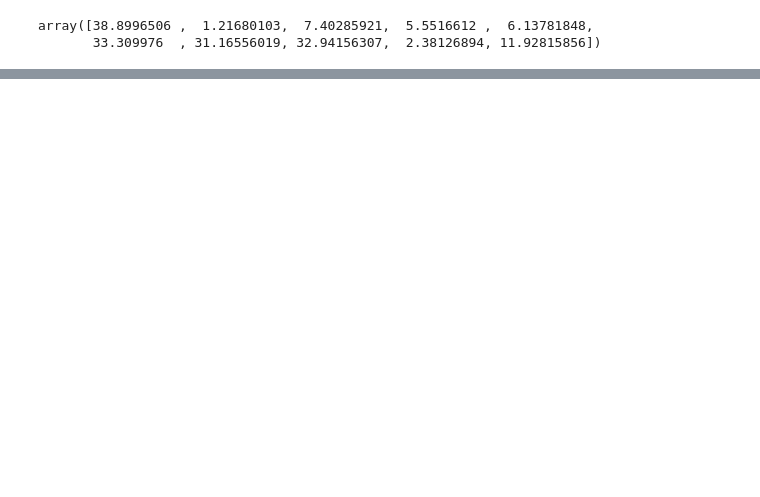
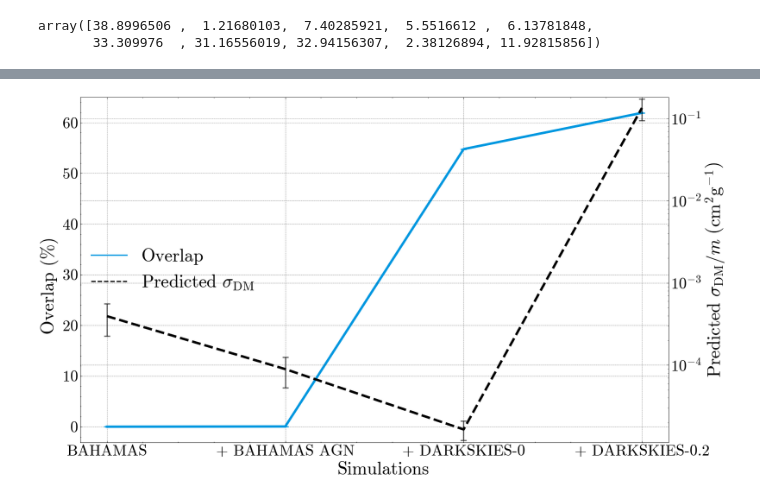
Before and after one commit to EthanTreg/Bayesian-DARKSKIES, a Jupyter notebook: jupyter_notebooks/effective_cdm.ipynb, the cells around one changed output, grey strips where cells are left out. Cells and saved outputs as stored; diff of their text form; code cells hidden in the pictures; blank space fills up the shorter version.

```diff
--- a/jupyter_notebooks/effective_cdm.ipynb
+++ b/jupyter_notebooks/effective_cdm.ipynb
@@ -263,0 +349,3 @@ for prediction in predictions:
+# %%
+emds = np.mean(np.subtract(cdfs[..., 0, :], cdfs[..., 1, :]), axis=-1)
+emds.shape
@@ -263,0 +375,3 @@ for prediction in predictions:
+# %%
+idxs = (0, 2, -6, slice(-5, None))
+np.round(emd_means[*idxs], 3), np.round(emd_stes[*idxs], 3), np.round(overlap_means[*idxs] * 100, 1), np.round(overlap_stes[*idxs] * 100, 1)
@@ -263,0 +383,11 @@ for prediction in predictions:
+# %%
+def mean_ste_index(means, stes, idxs, fixed_idxs, dim, min):
+    new_means = []
+    new_stes = []
+
+    for idx, mean, ste in zip(idxs, means[*fixed_idxs].swapaxes(0, dim), stes[*fixed_idxs].swapaxes(0, dim)):
+        min_idx = np.argmin(mean[idx]) if min else np.argmax(mean[idx])
+        new_means.append(mean[idx][min_idx])
+        new_stes.append(ste[idx][min_idx])
+
+    return new_means, new_stes
@@ -263,0 +428,35 @@ for prediction in predictions:
+# %%
+plot = plots.PlotPlots(
+    ['BAHAMAS', '+ BAHAMAS AGN', '+ DARKSKIES-0', '   + DARKSKIES-0.2   '],
+    # ['BAHAMAS', '+ BAHAMAS AGN', '+ FLAMINGO', '+ FLAMINGO AGN'],
+    # [*y_data * 100, np.mean(confusion[0, 3:, ..., 0, 0], axis=-1), percentiles[0, 3:]][2:3],
+    [*y_data[:, 0] * 100, np.mean(confusion[0, :, ..., 0, 0], axis=-1), percentiles[0, :]][2:3],
+    x_label='Simulations',
+    y_label='Overlap (%)',
+    labels=['EMD', 'KS-Test', 'Overlap', 'Classification Accuracy', 'Percentile'][2:3],
+    styles=['-'] * 4 + ['--'] * 1,
+    # y_error=[*y_error, np.std(confusion[0, 3:, ..., 0, 0], ddof=1, axis=-1), None][2:3],
+    y_error=[*y_data[:, 1], np.std(confusion[0, :, ..., 0, 0], ddof=1, axis=-1), None][2:3],
+    colours=(bahamas_colours + bahamas_agn_colours)[2:3],
+    line_width=4,
+    axis=True,
+    frameon=False,
+    cols=1,
+    major=30,
+    minor=26,
+    loc='center left',
+)
+plot.plot_twin_data(
+    # quantiles[0, 0, 3:, 0],
+    quantiles[0, 0, :, 4],
+    y_label=r'Predicted $\sigma_{\rm DM}/m\ \left(\rm cm^2 g^{-1}\right)$',
+    labels=[r'Predicted $\sigma_{\rm DM}$'],
+    styles=['--'],
+    log_y=True,
+    colours=['k'],
+    # y_error=np.array((quantiles[0, 0, 3:, 0] - quantiles[2, 0, 3:, 0], quantiles[3, 0, 3:, 0] - quantiles[0, 0, 3:, 0])),
+    y_error=np.array((quantiles[0, 0, :, 4] - quantiles[2, 0, :, 4], quantiles[3, 0, :, 4] - quantiles[0, 0, :, 4])),
+)
+plot.set_axes_pad(pad=0.05)
+# %% [output]
+[figure, added]
```
Also changed, not shown: parts of 60 cells of this notebook, 20 other files.
